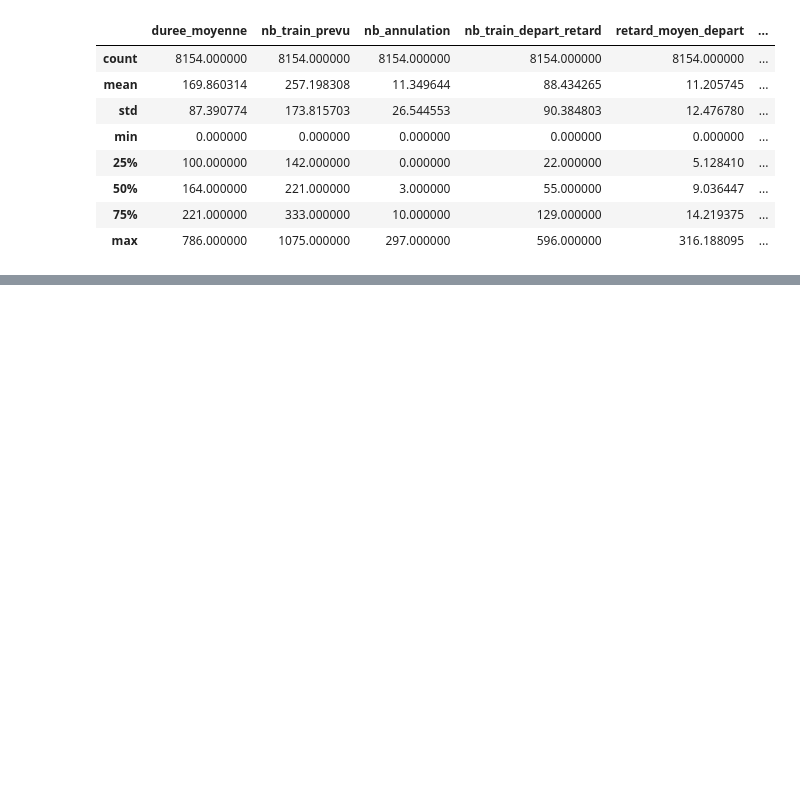
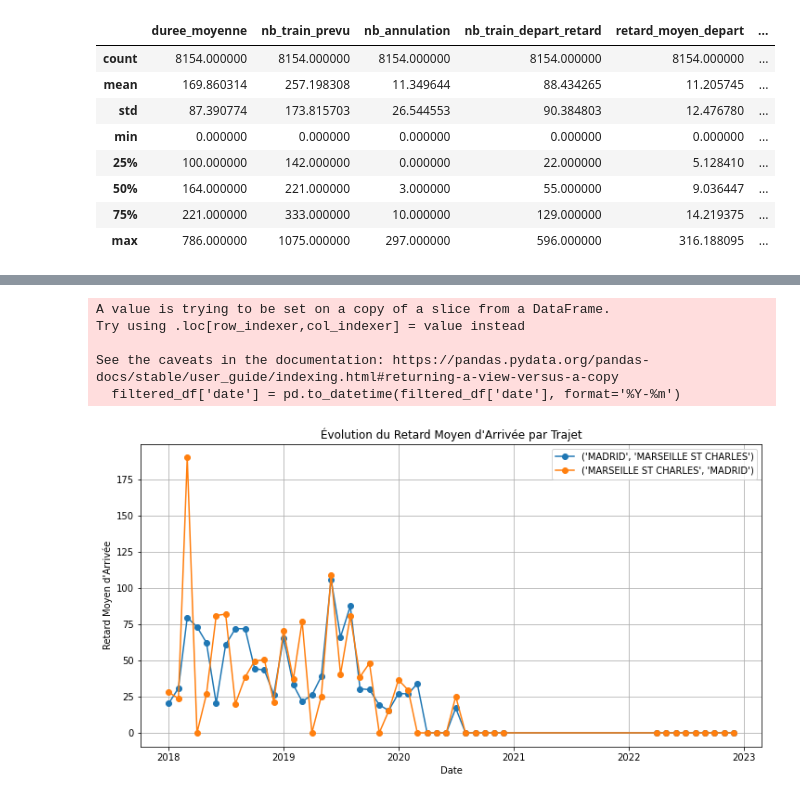
Before and after one commit to DanielRodriguezCiotti/projet-ML-CS, a Jupyter notebook: preprocessing.ipynb, the cells around one changed output, grey strips where cells are left out. Drawn from its saved outputs; the diff is of its cells as text; code cells hidden in the pictures; blank space fills up the shorter version.

Commit message:
delete unrelevant trips

```diff
--- a/preprocessing.ipynb
+++ b/preprocessing.ipynb
@@ -51,0 +96,2 @@ df.describe()
+# %%
+df = df[(df['gare_depart'] != 'PARIS VAUGIRARD') & (df['gare_arrivee'] != 'PARIS VAUGIRARD')]
@@ -51,0 +113,5 @@ df.describe()
+# %%
+df_tourcoingmarseille = df[(df['gare_depart'] == 'TOURCOING') & (df['gare_arrivee'] == 'MARSEILLE ST CHARLES')]
+
+# Filter the DataFrame to keep rows where the trip is not from TOURCOING to MARSEILLE ST CHARLES
+df = df[~((df['gare_depart'] == 'TOURCOING') & (df['gare_arrivee'] == 'MARSEILLE ST CHARLES'))]
@@ -51,0 +140,38 @@ df.describe()
+# %%
+import pandas as pd
+import matplotlib.pyplot as plt
+
+# Liste des trajets d'intérêt
+trajets = [
+    ('MADRID', 'MARSEILLE ST CHARLES'),
+    ('MARSEILLE ST CHARLES', 'MADRID')
+]
+
+# Filtrer le DataFrame pour les trajets spécifiques en utilisant isin()
+filtered_df = df[df[['gare_depart', 'gare_arrivee']].apply(tuple, axis=1).isin(trajets)]
+
+# Convertir la colonne 'date' en type datetime si ce n'est pas déjà le cas
+filtered_df['date'] = pd.to_datetime(filtered_df['date'], format='%Y-%m')
+
+# Grouper par paire de gares et date, puis calculer le retard moyen d'arrivée
+grouped = filtered_df.groupby(['gare_depart', 'gare_arrivee', 'date'])['retard_moyen_arrivee'].mean()
+
+# Créer un graphique pour chaque trajet
+plt.figure(figsize=(12, 6))
+
+for trajet, data in grouped.groupby(['gare_depart', 'gare_arrivee']):
+    plt.plot(data.index.get_level_values('date'), data.values, marker='o', linestyle='-', label=trajet)
+
+plt.title('Évolution du Retard Moyen d\'Arrivée par Trajet')
+plt.xlabel('Date')
+plt.ylabel('Retard Moyen d\'Arrivée')
+plt.legend()
+plt.grid(True)
+plt.show()
+# %% [output]
+A value is trying to be set on a copy of a slice from a DataFrame.
+Try using .loc[row_indexer,col_indexer] = value instead
+
+See the caveats in the documentation: https://pandas.pydata.org/pandas-docs/stable/user_guide/indexing.html#returning-a-view-versus-a-copy
+  filtered_df['date'] = pd.to_datetime(filtered_df['date'], format='%Y-%m')
+[figure, added]
```
Also changed, not shown: parts of 11 cells of this notebook.
